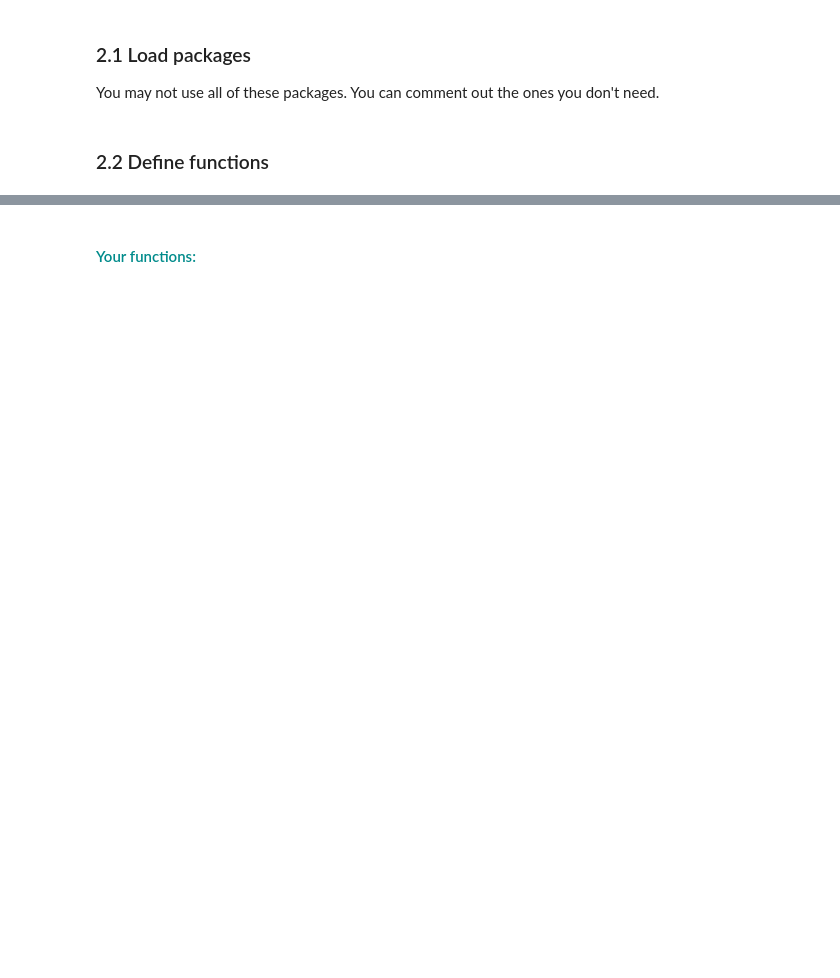
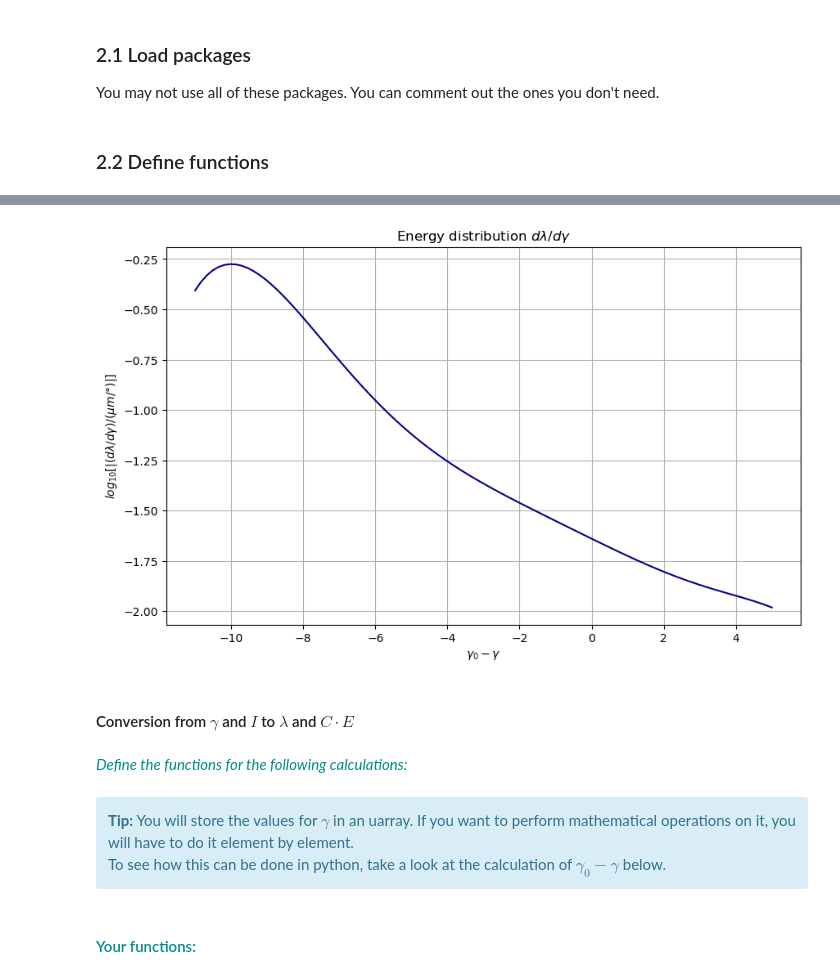
Before and after one commit to dimitrifranov/Physikpraktikum, a Jupyter notebook: Experiments/21_spectral_energy/21_report.ipynb, the cells around one changed output, grey strips where cells are left out. Drawn from its saved outputs; the diff is of its cells as text; code cells hidden in the pictures; blank space fills up the shorter version.

```diff
--- a/Experiments/21_spectral_energy/21_report.ipynb
+++ b/Experiments/21_spectral_energy/21_report.ipynb
@@ -79,2 +147,22 @@ import ipywidgets as widgets
+# %%
+plt.figure(figsize=(10, 6))
+x = np.linspace(-11,5,100)
+y = log10dlambda_dgamma(x)
+plt.plot(x, y, label='Line', color='darkblue')
+plt.grid(True, which='both')
+plt.xlabel('$\gamma_0-\gamma$')
+plt.ylabel('$log_{10}[|(d \lambda / d \gamma) /(\mu m/°)|]$')
+plt.title('Energy distribution $d \lambda / d \gamma$') # Replace with an appropriate title
+plt.show()
+# %% [output]
+[figure, added]
+# %% [markdown]
+#### Conversion from $\gamma$ and $I$ to $\lambda$ and $C\cdot E$
+# %% [markdown]
+<span style='color:darkcyan'> <i>Define the functions for the following calculations:</i></span>
+# %% [markdown]
+<div class="alert alert-block alert-info">
+    <b>Tip:</b> You will store the values for $\gamma$ in an uarray. If you want to perform mathematical operations on it, you will have to do it element by element. <br/>
+    To see how this can be done in python, take a look at the calculation of $\gamma_0-\gamma$ below.
 # %% [markdown]
 #### <span style='color:darkcyan'> Your functions: </span>
```
Also changed, not shown: parts of 93 cells of this notebook.
